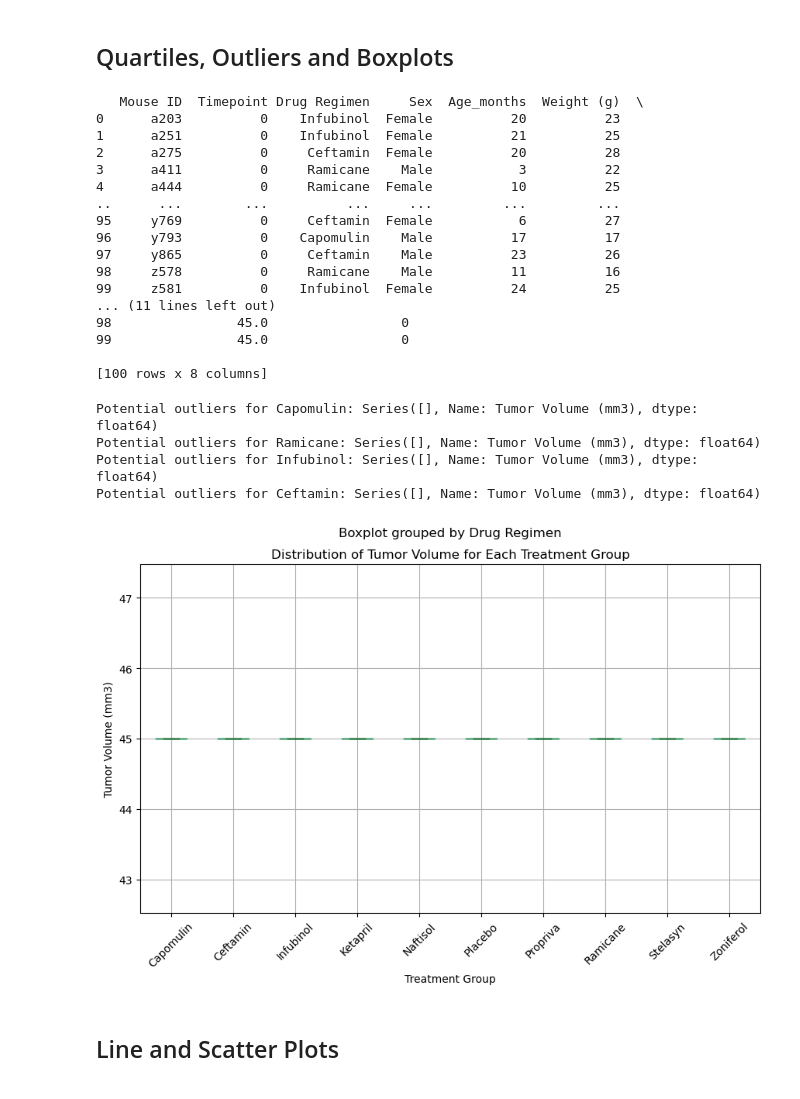
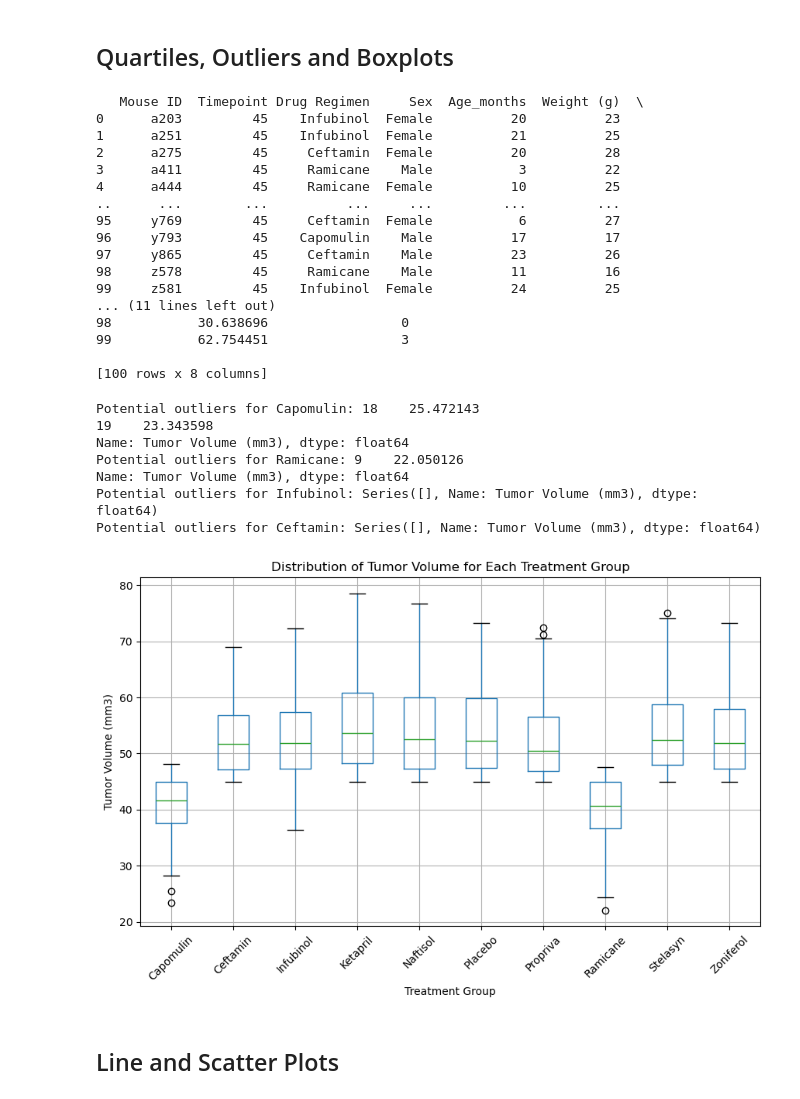
Before and after one commit to Ogeli50/Matplotlib-challenge, a Jupyter notebook: pymaceuticals_starter.ipynb, the cells around one changed output. Saved outputs shown, nothing was run; the diff lists cells and outputs as text; code cells hidden in the pictures.

```diff
--- a/pymaceuticals_starter.ipynb
+++ b/pymaceuticals_starter.ipynb
@@ -51,6 +81,6 @@ print("Duplicate Mouse IDs:", duplicate_mouse_ids)
 # %%
-# Create a clean DataFrame by dropping the duplicate mouse by its ID.
-clean_data = merged_data.drop_duplicates(subset=["Mouse ID"], keep="first")
+# Create a clean DataFrame by dropping the duplicate mouse by its ID
+clean_data = merged_data[merged_data["Mouse ID"] != 'g989']
 
 # Display the clean DataFrame
 print(clean_data)
@@ -211,6 +248,8 @@ plt.show()
 # %% [markdown]
 ## Quartiles, Outliers and Boxplots
 # %%
+import pandas as pd
+
 # Calculate the final tumor volume of each mouse across four of the treatment regimens:
 # Capomulin, Ramicane, Infubinol, and Ceftamin
 
@@ -230,20 +269,20 @@ final_tumor_volume = pd.merge(max_timepoints, clean_data, on=['Mouse ID', 'Timep
 print(final_tumor_volume)
 # %% [output]
    Mouse ID  Timepoint Drug Regimen     Sex  Age_months  Weight (g)  \
-0      a203          0    Infubinol  Female          20          23
-1      a251          0    Infubinol  Female          21          25
-2      a275          0     Ceftamin  Female          20          28
-3      a411          0     Ramicane    Male           3          22
-4      a444          0     Ramicane  Female          10          25
+0      a203         45    Infubinol  Female          20          23
+1      a251         45    Infubinol  Female          21          25
+2      a275         45     Ceftamin  Female          20          28
+3      a411         45     Ramicane    Male           3          22
+4      a444         45     Ramicane  Female          10          25
 ..      ...        ...          ...     ...         ...         ...
-95     y769          0     Ceftamin  Female           6          27
-96     y793          0    Capomulin    Male          17          17
-97     y865          0     Ceftamin    Male          23          26
-98     z578          0     Ramicane    Male          11          16
-99     z581          0    Infubinol  Female          24          25
+95     y769         45     Ceftamin  Female           6          27
+96     y793         45    Capomulin    Male          17          17
+97     y865         45     Ceftamin    Male          23          26
+98     z578         45     Ramicane    Male          11          16
+99     z581         45    Infubinol  Female          24          25
 ... (11 lines left out)
-98                45.0                 0
-99                45.0                 0
+98           30.638696                 0
+99           62.754451                 3
 
 [100 rows x 8 columns]
 # %%
@@ -277,26 +316,32 @@ for treatment in treatments:
     # Print the results
     print(f"Potential outliers for {treatment}: {outliers}")
 # %% [output]
-Potential outliers for Capomulin: Series([], Name: Tumor Volume (mm3), dtype: float64)
-Potential outliers for Ramicane: Series([], Name: Tumor Volume (mm3), dtype: float64)
+Potential outliers for Capomulin: 18    25.472143
+19    23.343598
+Name: Tumor Volume (mm3), dtype: float64
+Potential outliers for Ramicane: 9    22.050126
+Name: Tumor Volume (mm3), dtype: float64
 Potential outliers for Infubinol: Series([], Name: Tumor Volume (mm3), dtype: float64)
 Potential outliers for Ceftamin: Series([], Name: Tumor Volume (mm3), dtype: float64)
 # %%
+import matplotlib.pyplot as plt
+
 # Generate a box plot for the distribution of tumor volume for each treatment group.
 clean_data.boxplot(column='Tumor Volume (mm3)', by='Drug Regimen', figsize=(10, 6))
 
 # Set the title and labels
 plt.title('Distribution of Tumor Volume for Each Treatment Group')
+plt.suptitle('')  # Remove the automatic 'by' title to avoid confusion
 plt.xlabel('Treatment Group')
 plt.ylabel('Tumor Volume (mm3)')
 
 # Rotate x-axis labels for better readability
 plt.xticks(rotation=45)
 
 # Show the plot
 plt.show()
 # %% [output]
-[figure, old version]
+[figure, new version]
 # %% [markdown]
 ## Line and Scatter Plots
 # %%
```
Also changed, not shown: parts of 16 cells of this notebook.
